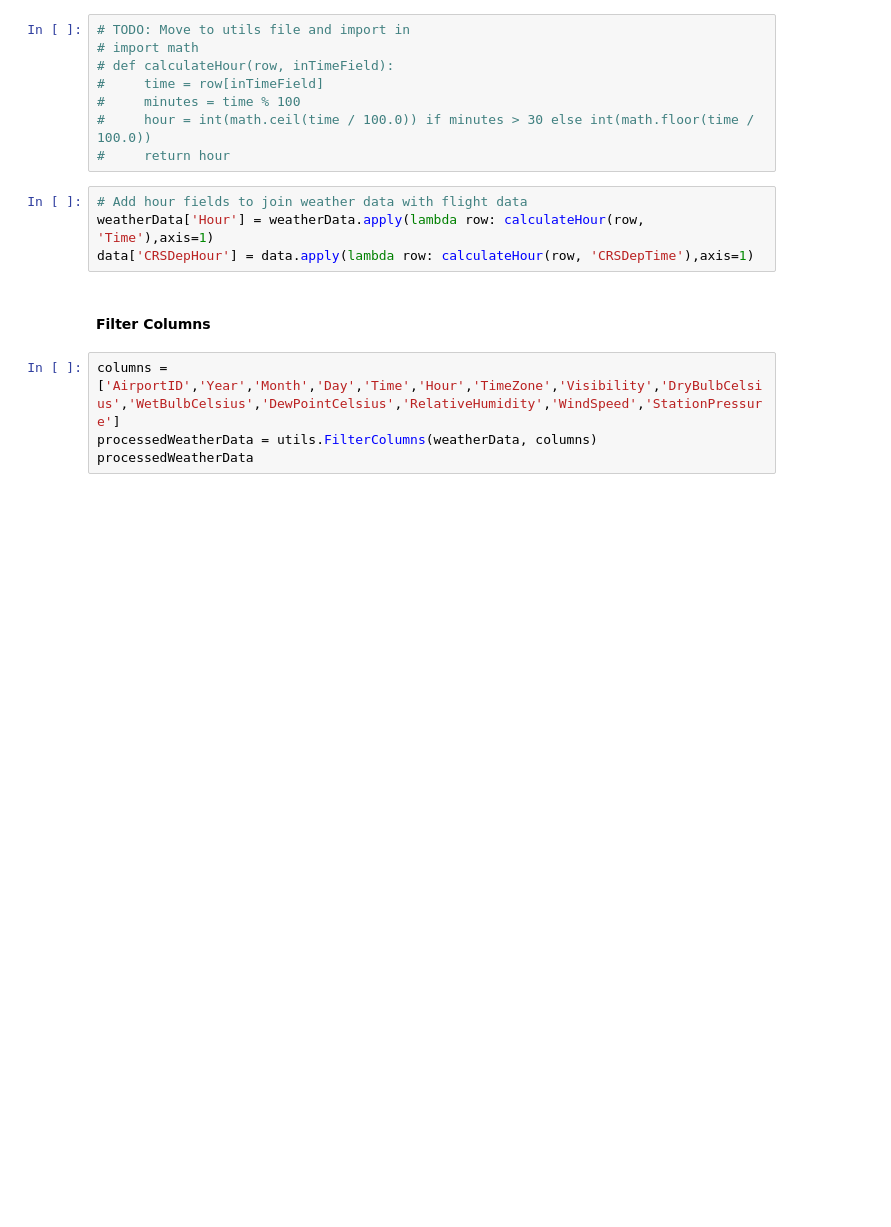
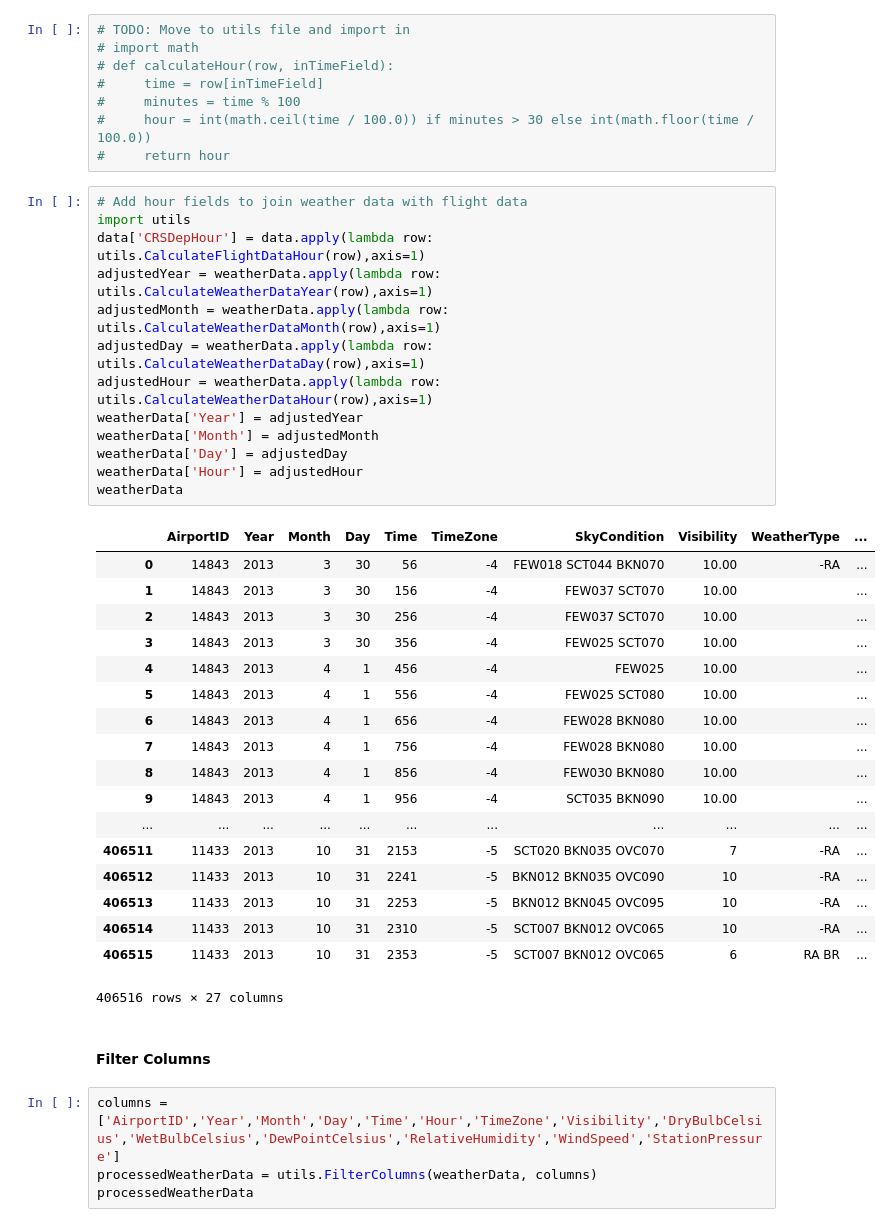
Before and after one commit to npalacio/IntroToAI, a Jupyter notebook: Homework/Project/Work/Flight Prediction.ipynb, the cells around one changed output. Saved outputs shown, nothing was run; the diff lists cells and outputs as text; blank space fills up the shorter version.

```diff
--- a/Homework/Project/Work/Flight Prediction.ipynb
+++ b/Homework/Project/Work/Flight Prediction.ipynb
@@ -230,10 +233,38 @@ weatherData = utils.ConvertColumnToNumeric(weatherData, 'StationPressure', ['M']
 #     minutes = time % 100
 #     hour = int(math.ceil(time / 100.0)) if minutes > 30 else int(math.floor(time / 100.0))
 #     return hour
-# %%
-# Add hour fields to join weather data with flight data
-weatherData['Hour'] = weatherData.apply(lambda row: calculateHour(row, 'Time'),axis=1)
-data['CRSDepHour'] = data.apply(lambda row: calculateHour(row, 'CRSDepTime'),axis=1)
+# %%
+# Add hour fields to join weather data with flight data
+import utils
+data['CRSDepHour'] = data.apply(lambda row: utils.CalculateFlightDataHour(row),axis=1)
+adjustedYear = weatherData.apply(lambda row: utils.CalculateWeatherDataYear(row),axis=1)
+adjustedMonth = weatherData.apply(lambda row: utils.CalculateWeatherDataMonth(row),axis=1)
+adjustedDay = weatherData.apply(lambda row: utils.CalculateWeatherDataDay(row),axis=1)
+adjustedHour = weatherData.apply(lambda row: utils.CalculateWeatherDataHour(row),axis=1)
+weatherData['Year'] = adjustedYear
+weatherData['Month'] = adjustedMonth
+weatherData['Day'] = adjustedDay
+weatherData['Hour'] = adjustedHour
+weatherData
+# %% [output]
+|  | AirportID | Year | Month | Day | Time | TimeZone | SkyCondition | Visibility | WeatherType | ... |
+| 0 | 14843 | 2013 | 3 | 30 | 56 | -4 | FEW018 SCT044 BKN070 | 10.00 | -RA | ... |
+| 1 | 14843 | 2013 | 3 | 30 | 156 | -4 | FEW037 SCT070 | 10.00 |  | ... |
+| 2 | 14843 | 2013 | 3 | 30 | 256 | -4 | FEW037 SCT070 | 10.00 |  | ... |
+| 3 | 14843 | 2013 | 3 | 30 | 356 | -4 | FEW025 SCT070 | 10.00 |  | ... |
+| 4 | 14843 | 2013 | 4 | 1 | 456 | -4 | FEW025 | 10.00 |  | ... |
+| 5 | 14843 | 2013 | 4 | 1 | 556 | -4 | FEW025 SCT080 | 10.00 |  | ... |
+| 6 | 14843 | 2013 | 4 | 1 | 656 | -4 | FEW028 BKN080 | 10.00 |  | ... |
+| 7 | 14843 | 2013 | 4 | 1 | 756 | -4 | FEW028 BKN080 | 10.00 |  | ... |
+| 8 | 14843 | 2013 | 4 | 1 | 856 | -4 | FEW030 BKN080 | 10.00 |  | ... |
+| 9 | 14843 | 2013 | 4 | 1 | 956 | -4 | SCT035 BKN090 | 10.00 |  | ... |
+| ... | ... | ... | ... | ... | ... | ... | ... | ... | ... | ... |
+| 406511 | 11433 | 2013 | 10 | 31 | 2153 | -5 | SCT020 BKN035 OVC070 | 7 | -RA | ... |
+| 406512 | 11433 | 2013 | 10 | 31 | 2241 | -5 | BKN012 BKN035 OVC090 | 10 | -RA | ... |
+| 406513 | 11433 | 2013 | 10 | 31 | 2253 | -5 | BKN012 BKN045 OVC095 | 10 | -RA | ... |
+| 406514 | 11433 | 2013 | 10 | 31 | 2310 | -5 | SCT007 BKN012 OVC065 | 10 | -RA | ... |
+| 406515 | 11433 | 2013 | 10 | 31 | 2353 | -5 | SCT007 BKN012 OVC065 | 6 | RA BR | ... |
+406516 rows × 27 columns
 # %% [markdown]
 #### Filter Columns
 # %%
```
Also changed, not shown: parts of 5 cells of this notebook, 1 other file.
